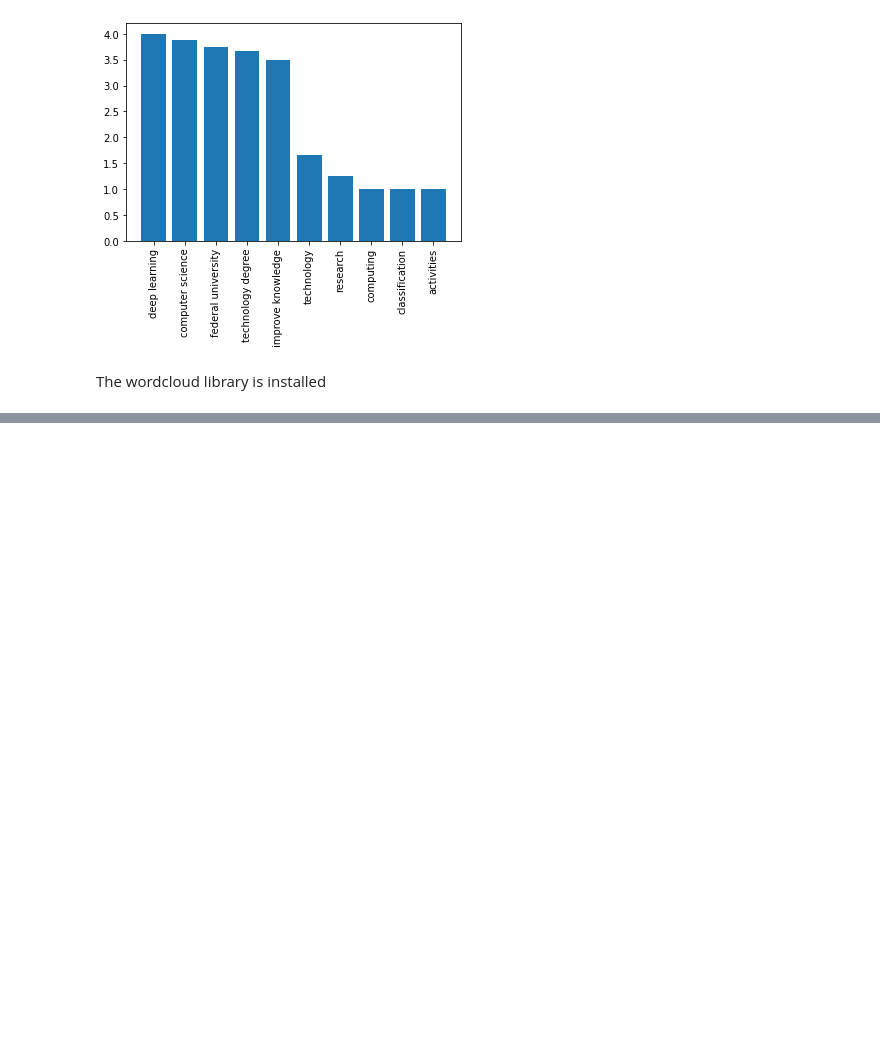
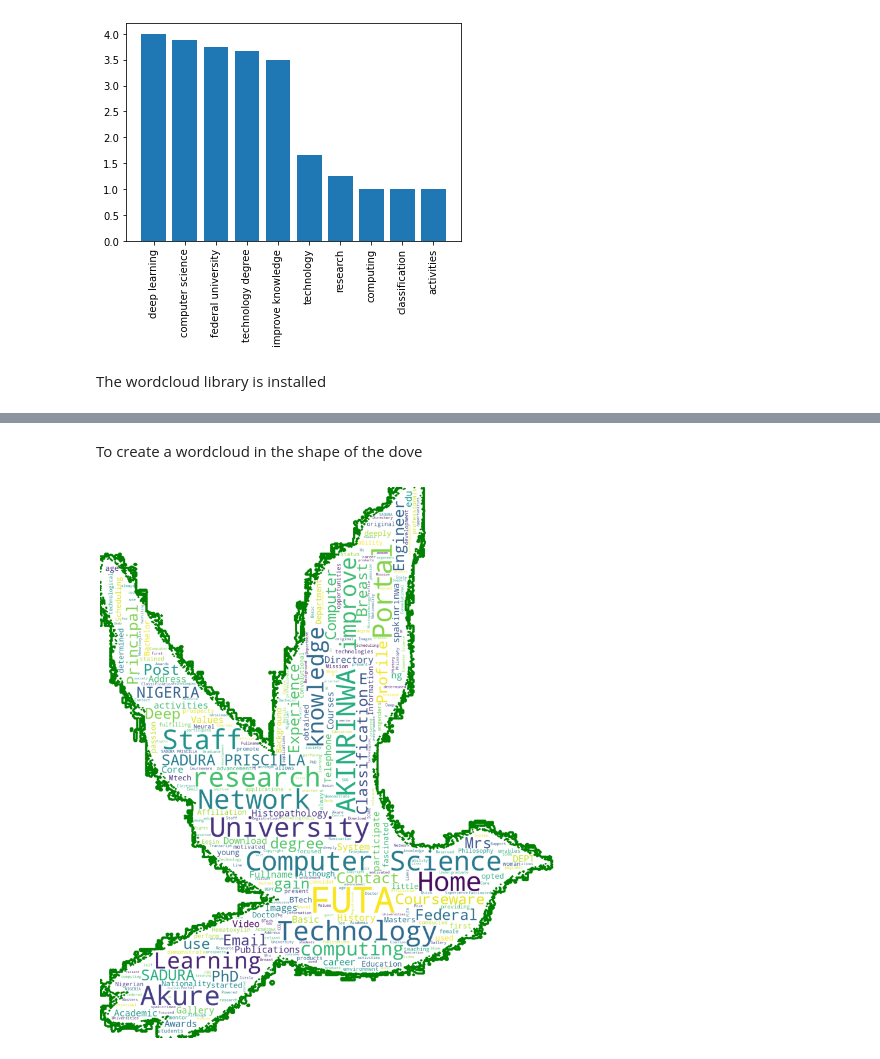
Before and after one commit to spakinrinwa/DataSci_WordCloud_Project, a Jupyter notebook: wordcloud_practice.ipynb, the cells around one changed output, grey strips where cells are left out. Cells and saved outputs as stored; diff of their text form; code cells hidden in the pictures; blank space fills up the shorter version.

```diff
--- a/wordcloud_practice.ipynb
+++ b/wordcloud_practice.ipynb
@@ -145,0 +171,21 @@ plt.imshow(wc.generate(text))
+# %% [markdown]
+To create a wordcloud in the shape of the dove
+# %%
+import matplotlib.pyplot as plt
+plt.figure(figsize=(15,25))
+wordcloud = WordCloud(background_color="white", mask=dove_mask, contour_width=10,  repeat=True, min_font_size=3, contour_color='green')
+
+
+# Generate a wordcloud
+wordcloud.generate(text)
+
+# store to file
+wordcloud.to_file("images/dove_wordcloud.png")
+
+# show
+
+plt.imshow(wordcloud)
+plt.axis("off")
+plt.show()
+# %% [output]
+[figure, added]
```
Also changed, not shown: parts of 8 cells of this notebook, 2 other files.
